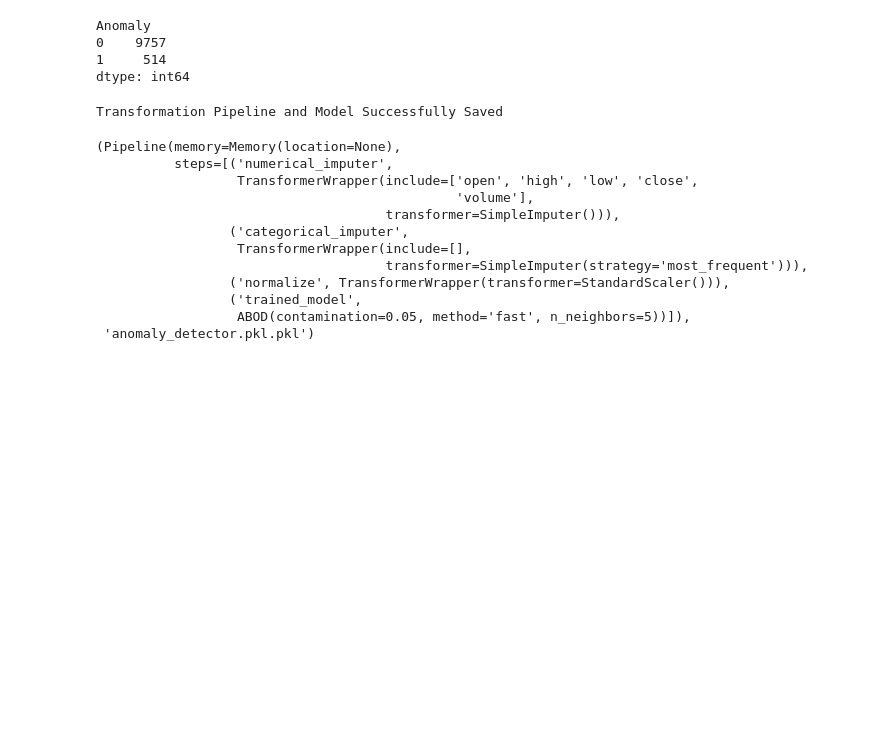
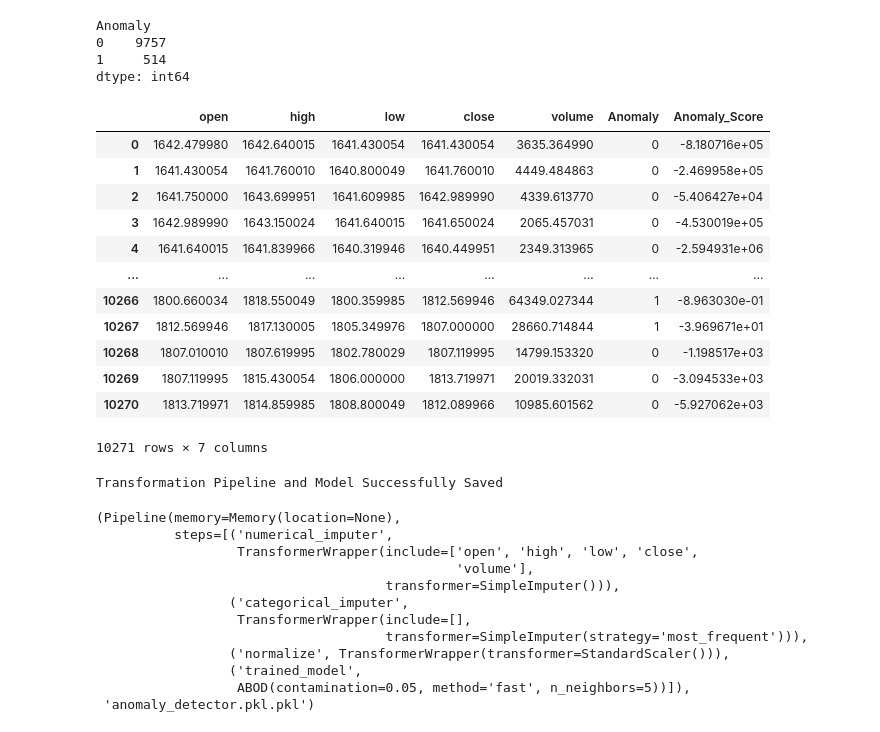
Before and after one commit to hibana2077/backtest-strategies, a Jupyter notebook: strategy/anomaly_train.ipynb, the cells around one changed output. Cells and saved outputs as stored; diff of their text form; code cells hidden in the pictures; blank space fills up the shorter version.

```diff
--- a/strategy/anomaly_train.ipynb
+++ b/strategy/anomaly_train.ipynb
@@ -64,6 +64,22 @@ Anomaly
 0    9757
 1     514
 dtype: int64
+# %%
+result
+# %% [output]
+|  | open | high | low | close | volume | Anomaly | Anomaly_Score |
+| 0 | 1642.479980 | 1642.640015 | 1641.430054 | 1641.430054 | 3635.364990 | 0 | -8.180716e+05 |
+| 1 | 1641.430054 | 1641.760010 | 1640.800049 | 1641.760010 | 4449.484863 | 0 | -2.469958e+05 |
+| 2 | 1641.750000 | 1643.699951 | 1641.609985 | 1642.989990 | 4339.613770 | 0 | -5.406427e+04 |
+| 3 | 1642.989990 | 1643.150024 | 1641.640015 | 1641.650024 | 2065.457031 | 0 | -4.530019e+05 |
+| 4 | 1641.640015 | 1641.839966 | 1640.319946 | 1640.449951 | 2349.313965 | 0 | -2.594931e+06 |
+| ... | ... | ... | ... | ... | ... | ... | ... |
+| 10266 | 1800.660034 | 1818.550049 | 1800.359985 | 1812.569946 | 64349.027344 | 1 | -8.963030e-01 |
+| 10267 | 1812.569946 | 1817.130005 | 1805.349976 | 1807.000000 | 28660.714844 | 1 | -3.969671e+01 |
+| 10268 | 1807.010010 | 1807.619995 | 1802.780029 | 1807.119995 | 14799.153320 | 0 | -1.198517e+03 |
+| 10269 | 1807.119995 | 1815.430054 | 1806.000000 | 1813.719971 | 20019.332031 | 0 | -3.094533e+03 |
+| 10270 | 1813.719971 | 1814.859985 | 1808.800049 | 1812.089966 | 10985.601562 | 0 | -5.927062e+03 |
+10271 rows × 7 columns
 # %%
 #save model
 save_model(abod, model_name='anomaly_detector')
```
Also changed, not shown: 2 other files.
